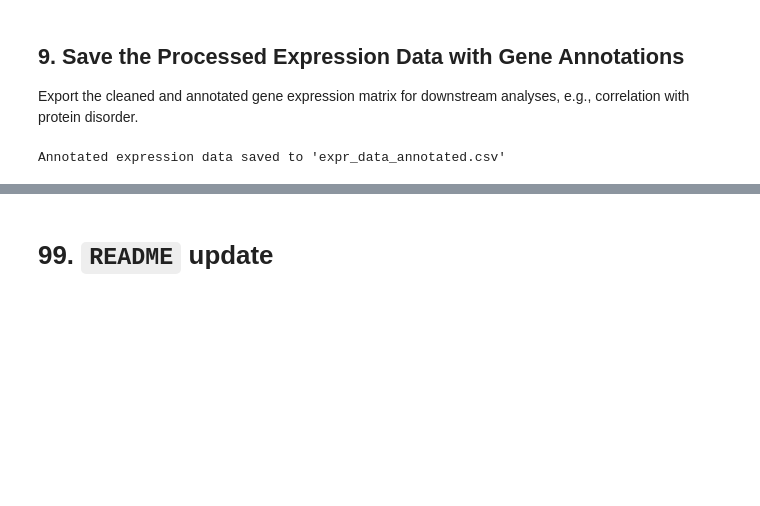
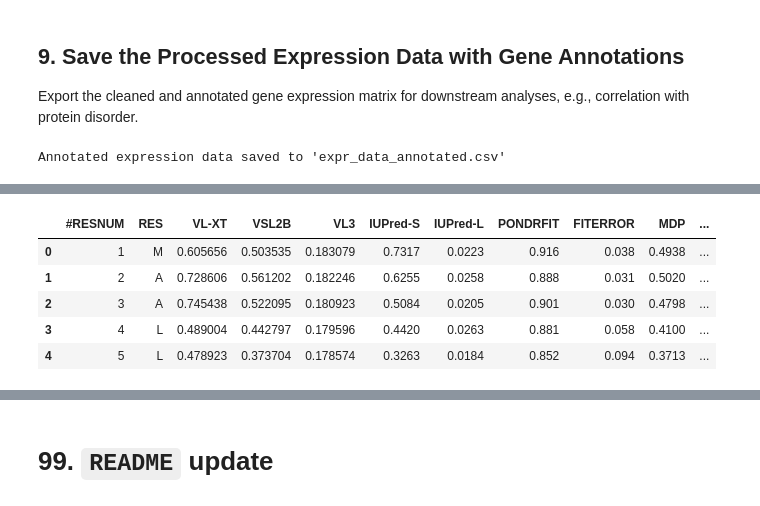
Before and after one commit to alibekk93/RNA-seq_IDP_TT, a Jupyter notebook: RNA_seq_T_thermophilus.ipynb, the cells around one changed output, grey strips where cells are left out. Saved outputs shown, nothing was run; the diff lists cells and outputs as text; code cells hidden in the pictures; blank space fills up the shorter version.

Commit message:
add loading IDP data function

```diff
--- a/RNA_seq_T_thermophilus.ipynb
+++ b/RNA_seq_T_thermophilus.ipynb
@@ -284,0 +301,15 @@ Annotated expression data saved to 'expr_data_annotated.csv'
+# %%
+# Read the data file, skipping initial header rows that start with #
+# Use space as a separator and handle potential multiple spaces
+Q53WC9_df = pd.read_csv('/content/RNA-seq_IDP_TT/data/RIDAO/IDP/MDP_MODE/1753805915-05YHflwvuYwkI2w5EtX-Q53WC9.dat',
+                         sep='\s+', header=0)
+
+# Display the first few rows of the new DataFrame
+display(Q53WC9_df.head())
+# %% [output]
+|  | #RESNUM | RES | VL-XT | VSL2B | VL3 | IUPred-S | IUPred-L | PONDRFIT | FITERROR | MDP | ... |
+| 0 | 1 | M | 0.605656 | 0.503535 | 0.183079 | 0.7317 | 0.0223 | 0.916 | 0.038 | 0.4938 | ... |
+| 1 | 2 | A | 0.728606 | 0.561202 | 0.182246 | 0.6255 | 0.0258 | 0.888 | 0.031 | 0.5020 | ... |
+| 2 | 3 | A | 0.745438 | 0.522095 | 0.180923 | 0.5084 | 0.0205 | 0.901 | 0.030 | 0.4798 | ... |
+| 3 | 4 | L | 0.489004 | 0.442797 | 0.179596 | 0.4420 | 0.0263 | 0.881 | 0.058 | 0.4100 | ... |
+| 4 | 5 | L | 0.478923 | 0.373704 | 0.178574 | 0.3263 | 0.0184 | 0.852 | 0.094 | 0.3713 | ... |
```
Also changed, not shown: parts of 6 cells of this notebook.
